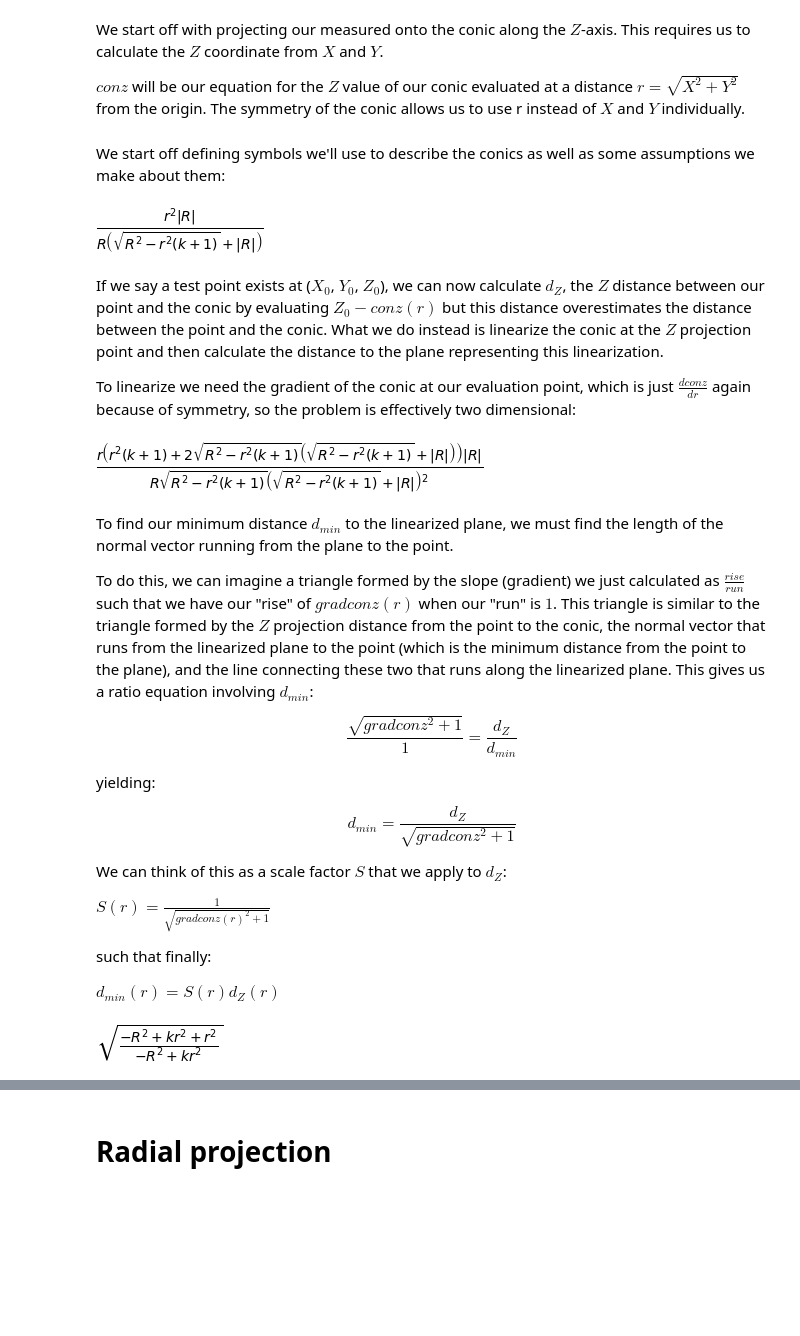
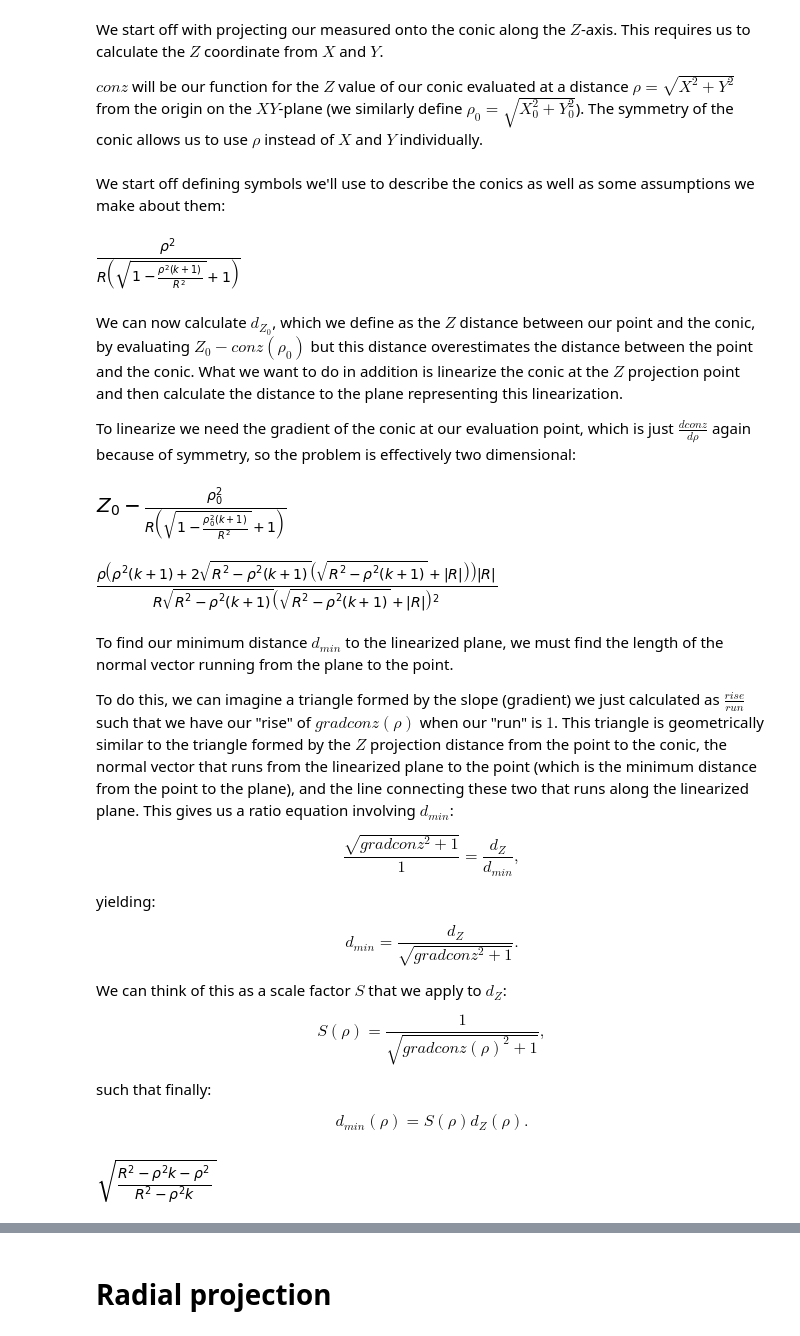
Before and after one commit to DaveBoettger/mfdocumentation, a Jupyter notebook: conic_approx_mirrorfit.ipynb, the cells around one changed output, grey strips where cells are left out. Drawn from its saved outputs; the diff is of its cells as text; code cells hidden in the pictures; blank space fills up the shorter version.

```diff
--- a/conic_approx_mirrorfit.ipynb
+++ b/conic_approx_mirrorfit.ipynb
@@ -10,54 +18,59 @@ sp.init_printing()
 # %% [markdown]
 We start off with projecting our measured onto the conic along the $Z$-axis. This requires us to calculate the $Z$ coordinate from $X$ and $Y$.
 
-$conz$ will be our equation for the $Z$ value of our conic evaluated at a distance $r=\sqrt{X^2+Y^2}$ from the origin. The symmetry of the conic allows us to use r instead of $X$ and $Y$ individually.
+$conz$ will be our function for the $Z$ value of our conic evaluated at a distance $\rho=\sqrt{X^2+Y^2}$ from the origin on the $XY$-plane (we similarly define $\rho_0=\sqrt{X_0^2+Y_0^2}$). The symmetry of the conic allows us to use $\rho$ instead of $X$ and $Y$ individually.
 # %% [markdown]
 We start off defining symbols we'll use to describe the conics as well as some assumptions we make about them:
 # %%
 k,R = sp.symbols('k R', real=True)
-r = sp.symbols('r', real=True, positive=True)
+rho, rho0, srho0 = sp.symbols('\\rho \\rho_{0} \sigma_{\\rho_0}', real=True, positive=True)
 # %%
 c=1/R
 # %%
-conz = sp.simplify((c*r**2) / (1 + sp.sqrt(1-(1+k)*c**2*r**2)))
+conz = (c*rho**2) / (1 + sp.sqrt(1-(1+k)*c**2*rho**2))
 # %%
 conz
 # %% [output]
-[figure, old version]
+[figure, new version]
 # %% [markdown]
-If we say a test point exists at ($X_0$, $Y_0$, $Z_0$), we can now calculate $d_Z$, the $Z$ distance between our point and the conic by evaluating $Z_0 - conz(r)$ but this distance overestimates the distance between the point and the conic. What we do instead is linearize the conic at the $Z$ projection point and then calculate the distance to the plane representing this linearization.
+We can now calculate $d_{Z_0}$, which we define as the $Z$ distance between our point and the conic, by evaluating $Z_0 - conz(\rho_0)$ but this distance overestimates the distance between the point and the conic. What we want to do in addition is linearize the conic at the $Z$ projection point and then calculate the distance to the plane representing this linearization.
 
-To linearize we need the gradient of the conic at our evaluation point, which is just $\frac{d conz}{dr}$ again because of symmetry, so the problem is effectively two dimensional:
+To linearize we need the gradient of the conic at our evaluation point, which is just $\frac{d conz}{d\rho}$ again because of symmetry, so the problem is effectively two dimensional:
+# %%
+dz0 = z0-conz.subs(rho,rho0)
+dz0
+# %% [output]
+[figure, added]
 # %%
-gradconz = sp.simplify(sp.diff(conz, r))
+gradconz = sp.simplify(sp.diff(conz, rho))
 # %%
 gradconz
 # %% [output]
-[figure, old version]
+[figure, new version]
 # %% [markdown]
 To find our minimum distance $d_{min}$ to the linearized plane, we must find the length of the normal vector running from the plane to the point.
 
-To do this, we can imagine a triangle formed by the slope (gradient) we just calculated as $\frac{rise}{run}$ such that we have our "rise" of $gradconz(r)$ when our "run" is $1$. This triangle is similar to the triangle formed by the $Z$ projection distance from the point to the conic, the normal vector that runs from the linearized plane to the point (which is the minimum distance from the point to the plane), and the line connecting these two that runs along the linearized plane. This gives us a ratio equation involving $d_{min}$:
+To do this, we can imagine a triangle formed by the slope (gradient) we just calculated as $\frac{rise}{run}$ such that we have our "rise" of $gradconz(\rho)$ when our "run" is $1$. This triangle is geometrically similar to the triangle formed by the $Z$ projection distance from the point to the conic, the normal vector that runs from the linearized plane to the point (which is the minimum distance from the point to the plane), and the line connecting these two that runs along the linearized plane. This gives us a ratio equation involving $d_{min}$:
 
-$$\frac{\sqrt{gradconz^2 + 1}}{1} = \frac{d_Z}{d_{min}}$$
+$$\frac{\sqrt{gradconz^2 + 1}}{1} = \frac{d_Z}{d_{min}},$$
 
 yielding:
 
-$$d_{min} = \frac{d_Z}{\sqrt{gradconz^2+1}}$$
+$$d_{min} = \frac{d_Z}{\sqrt{gradconz^2+1}}.$$
 
 We can think of this as a scale factor $S$ that we apply to $d_Z$:
 
-$S(r) = \frac{1}{\sqrt{gradconz(r)^2+1}}$
+$$S(\rho) = \frac{1}{\sqrt{gradconz(\rho)^2+1}},$$
 
 such that finally:
 
-$d_{min}(r) = S(r) d_Z(r)$
+$$d_{min}(\rho) = S(\rho) d_Z(\rho).$$
 # %%
 S = sp.symbols('S')
-S=sp.sqrt(sp.factor(sp.simplify(1 / (gradconz**2+1))))
+S=sp.simplify(sp.sqrt(sp.factor(sp.simplify(1 / (gradconz**2+1)))))
 S
 # %% [output]
-[figure, old version]
+[figure, new version]
 # %% [markdown]
 So we end up with the scale factor as:
 
```
Also changed, not shown: parts of 27 cells of this notebook.
